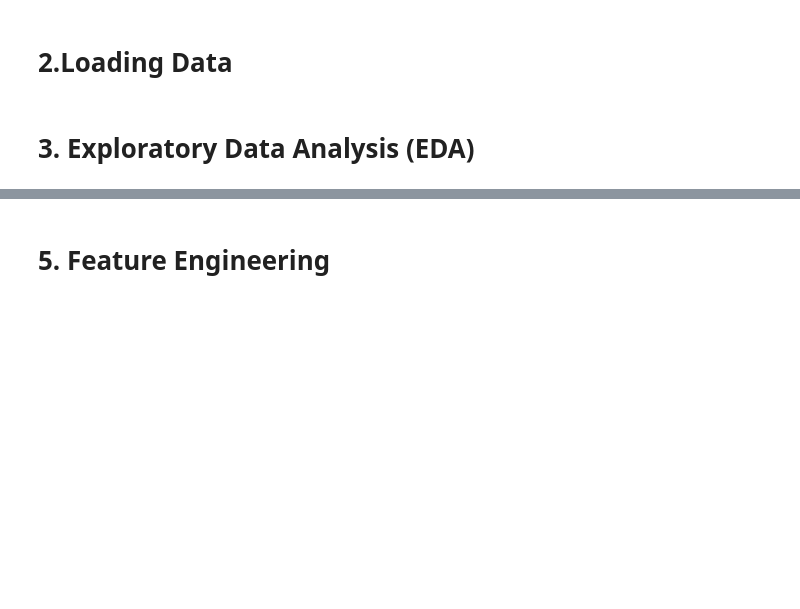
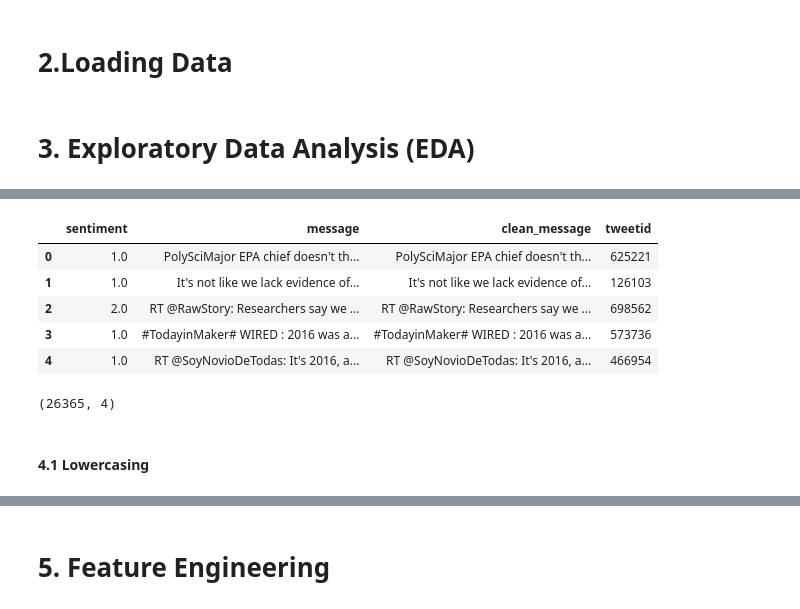
Before and after one commit to Sonkhe-Shongwe/Classification-Sprint-2307FTDS-Team-JL2, a Jupyter notebook: Classification_Sprint_2307FTDS_Team_JL2.ipynb, the cells around one changed output, grey strips where cells are left out. Cells and saved outputs as stored; diff of their text form; code cells hidden in the pictures; blank space fills up the shorter version.

```diff
--- a/Classification_Sprint_2307FTDS_Team_JL2.ipynb
+++ b/Classification_Sprint_2307FTDS_Team_JL2.ipynb
@@ -63,0 +197,21 @@ df_test =  pd.read_csv()
+# %%
+# Combine training and test data for preprocessing
+df_combined = pd.concat([df_train, df_test], axis=0, ignore_index=True)
+# %%
+# Add a new column 'clean_message' with a copy of the original 'message' next to it
+df_combined.insert(df_combined.columns.get_loc('message') + 1, 'clean_message', df_combined['message'].copy())
+# %%
+df_combined.head()
+# %% [output]
+|  | sentiment | message | clean_message | tweetid |
+| 0 | 1.0 | PolySciMajor EPA chief doesn't th... | PolySciMajor EPA chief doesn't th... | 625221 |
+| 1 | 1.0 | It's not like we lack evidence of... | It's not like we lack evidence of... | 126103 |
+| 2 | 2.0 | RT @RawStory: Researchers say we ... | RT @RawStory: Researchers say we ... | 698562 |
+| 3 | 1.0 | #TodayinMaker# WIRED : 2016 was a... | #TodayinMaker# WIRED : 2016 was a... | 573736 |
+| 4 | 1.0 | RT @SoyNovioDeTodas: It's 2016, a... | RT @SoyNovioDeTodas: It's 2016, a... | 466954 |
+# %%
+df_combined.shape
+# %% [output]
+(26365, 4)
+# %% [markdown]
+#### 4.1 Lowercasing
```
Also changed, not shown: parts of 54 cells of this notebook.
